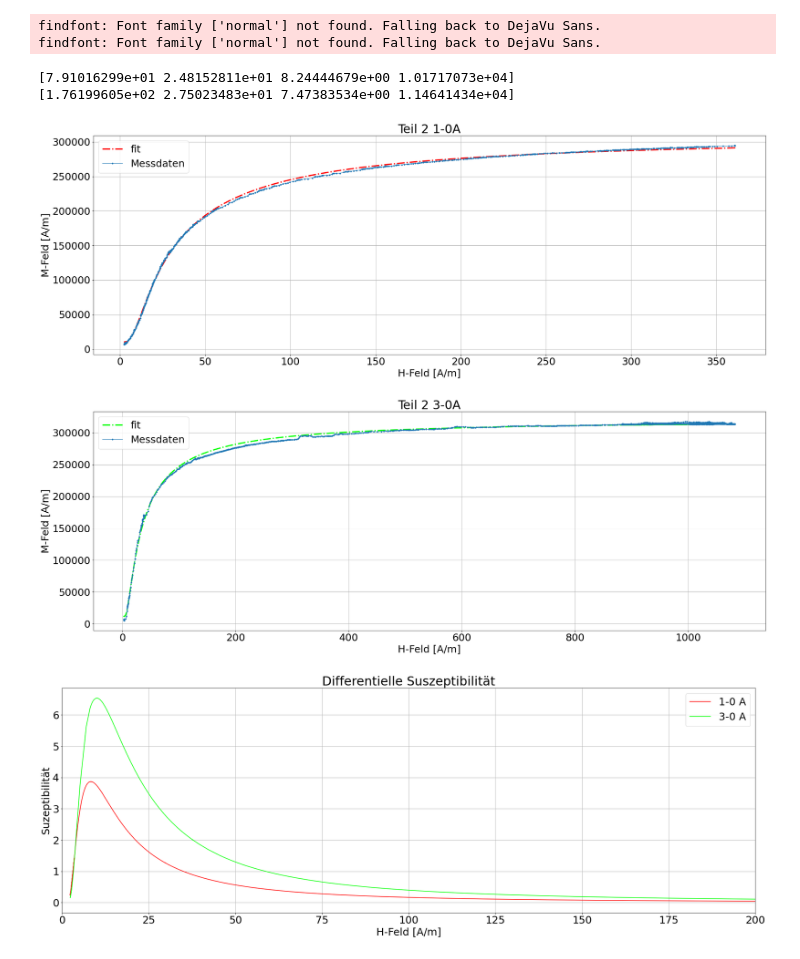
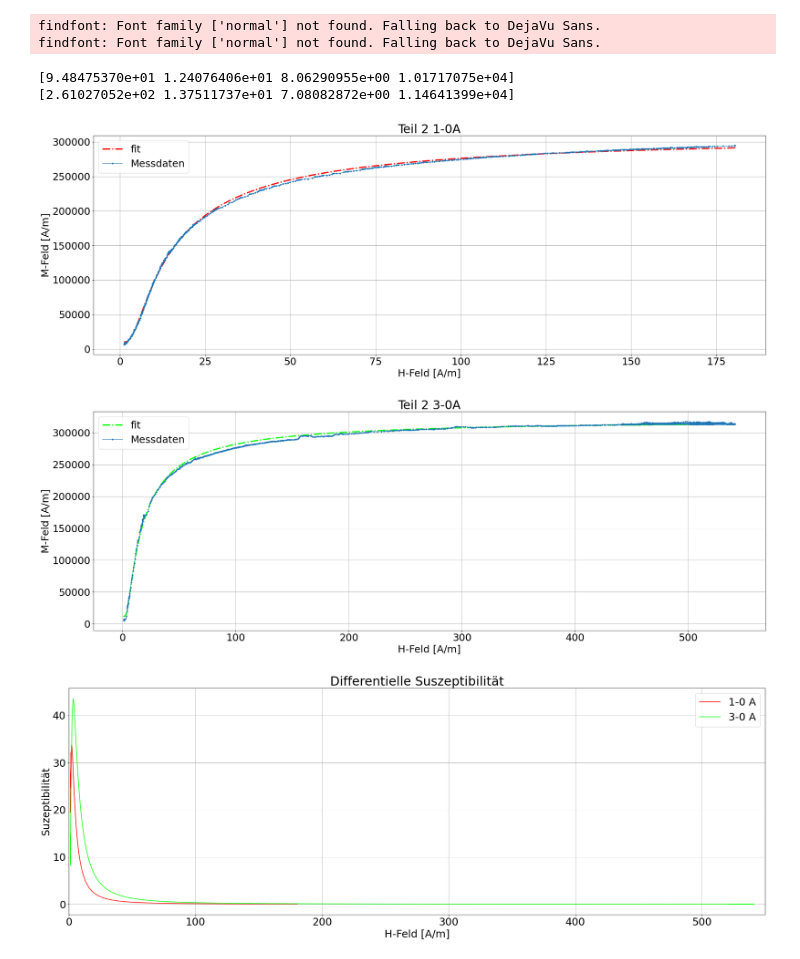
Before and after one commit to PI0nk/Praktikum-test, a Jupyter notebook: B 2.4/Measurements/Teil 2/Teil 2 - script.ipynb, the cells around one changed output. Saved outputs shown, nothing was run; the diff lists cells and outputs as text; code cells hidden in the pictures.

```diff
--- a/B 2.4/Measurements/Teil 2/Teil 2 - script.ipynb
+++ b/B 2.4/Measurements/Teil 2/Teil 2 - script.ipynb
@@ -21,7 +21,7 @@ def H(Im,Um,U):
     np = 17
     r = 1.5e-2
     u = 2*r*3.14
-    L = u/2
+    L = u
     return np/L * Im/Um * U
 
 def map(v):
@@ -78,21 +78,21 @@ for name in os.listdir("Daten"):
 # %% [output]
 findfont: Font family ['normal'] not found. Falling back to DejaVu Sans.
 findfont: Font family ['normal'] not found. Falling back to DejaVu Sans.
-[7.91016299e+01 2.48152811e+01 8.24444679e+00 1.01717073e+04]
-[1.76199605e+02 2.75023483e+01 7.47383534e+00 1.14641434e+04]
+[9.48475370e+01 1.24076406e+01 8.06290955e+00 1.01717075e+04]
+[2.61027052e+02 1.37511737e+01 7.08082872e+00 1.14641399e+04]
 [figure]
 [figure]
 # %%
 plt.figure(figsize=(30,10))
 plt.plot(dx[0],dy[0],label="1-0 A",color="red")
 plt.plot(dx[1],dy[1],label="3-0 A",color="lime")
-plt.xlim(0,200)
+plt.xlim(0,550)
 plt.title("Differentielle Suszeptibilität")
 plt.xlabel("H-Feld [A/m]")
 plt.ylabel("Suzeptibilität")
 plt.grid(True)
 plt.legend()
 file.close()
 plt.savefig("..\..\Images\Teil2%s.png"%("Differentielle Suszeptibilität"))
 # %% [output]
-[figure, old version]
+[figure, new version]
```
Also changed, not shown: 16 other files.
